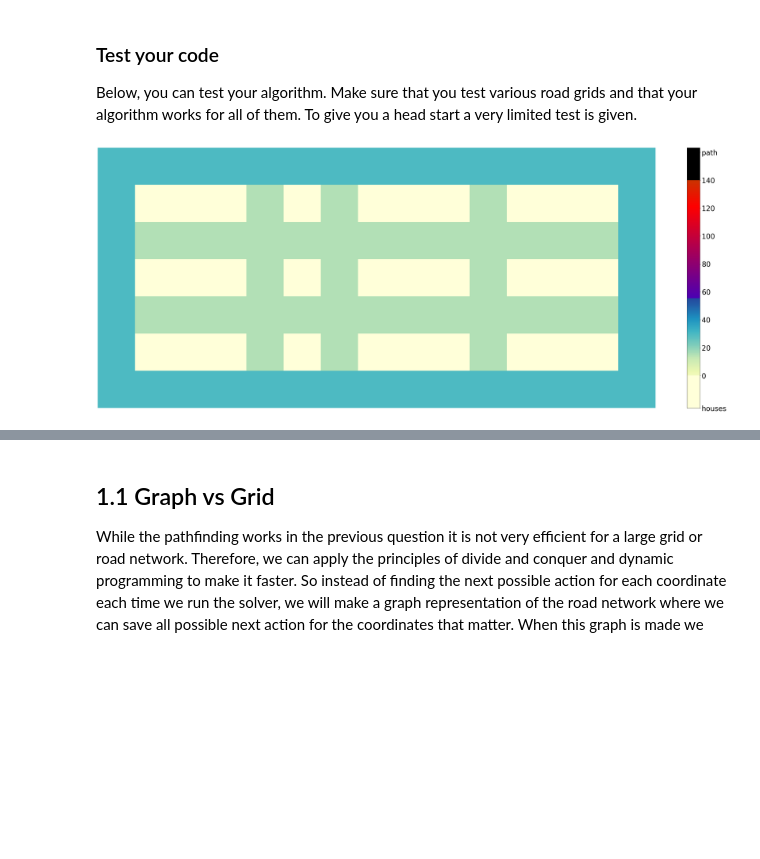
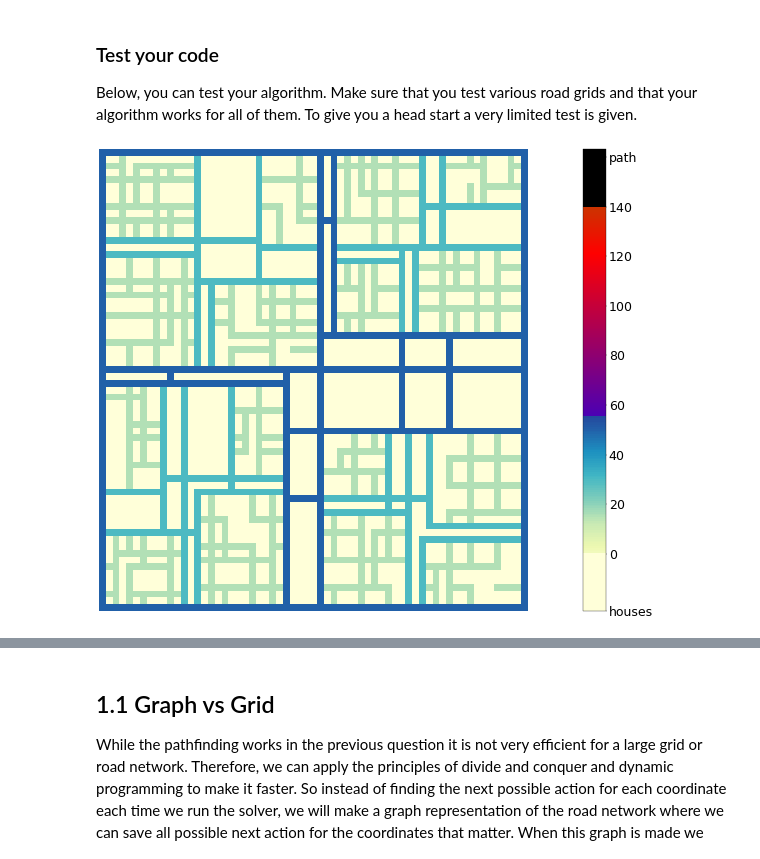
Before and after one commit to kooroshkz/Algorithms-and-Data-Structures, a Jupyter notebook: Assignment-2/assignment2.ipynb, the cells around one changed output, grey strips where cells are left out. Cells and saved outputs as stored; diff of their text form; code cells hidden in the pictures; blank space fills up the shorter version.

```diff
--- a/Assignment-2/assignment2.ipynb
+++ b/Assignment-2/assignment2.ipynb
@@ -282,10 +282,10 @@ Appending to assignment2_3893995_4003748_notebook.py
 Below, you can test your algorithm. Make sure that you test various road grids and that your algorithm works for all of them. To give you a head start a very limited test is given.
 # %%
 # If you put the map generated in a separate cell you can run multiple tests on the same map
-map_ = Map(0)
+map_ = Map(3)
 map_.show()
 # %% [output]
-[figure, old version]
+[figure, new version]
 # %%
 plt.matplotlib.rcParams['figure.dpi'] = max(30, map_.size ** 0.5 // 2)  # Number of pixels, therefore, the quality of the image. A large dpi is very slow.
 
```
Also changed, not shown: parts of 14 cells of this notebook.
